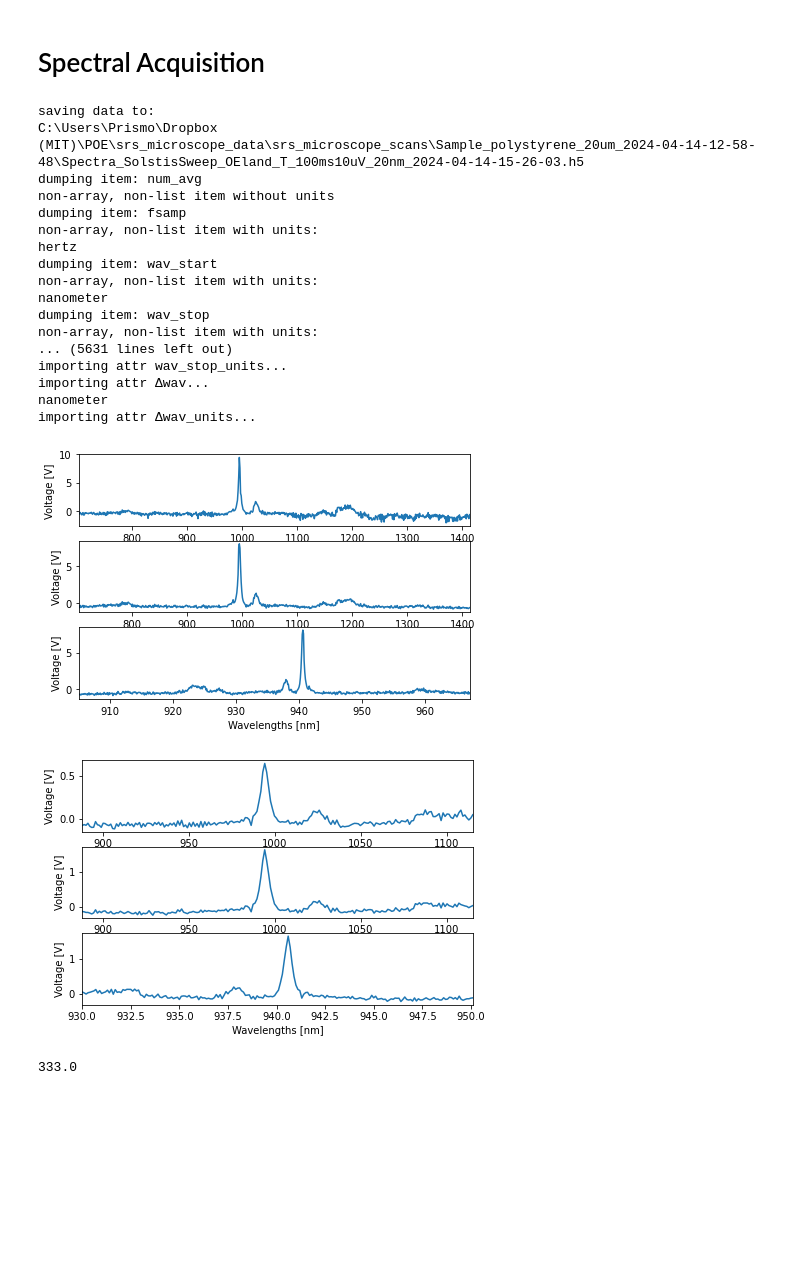
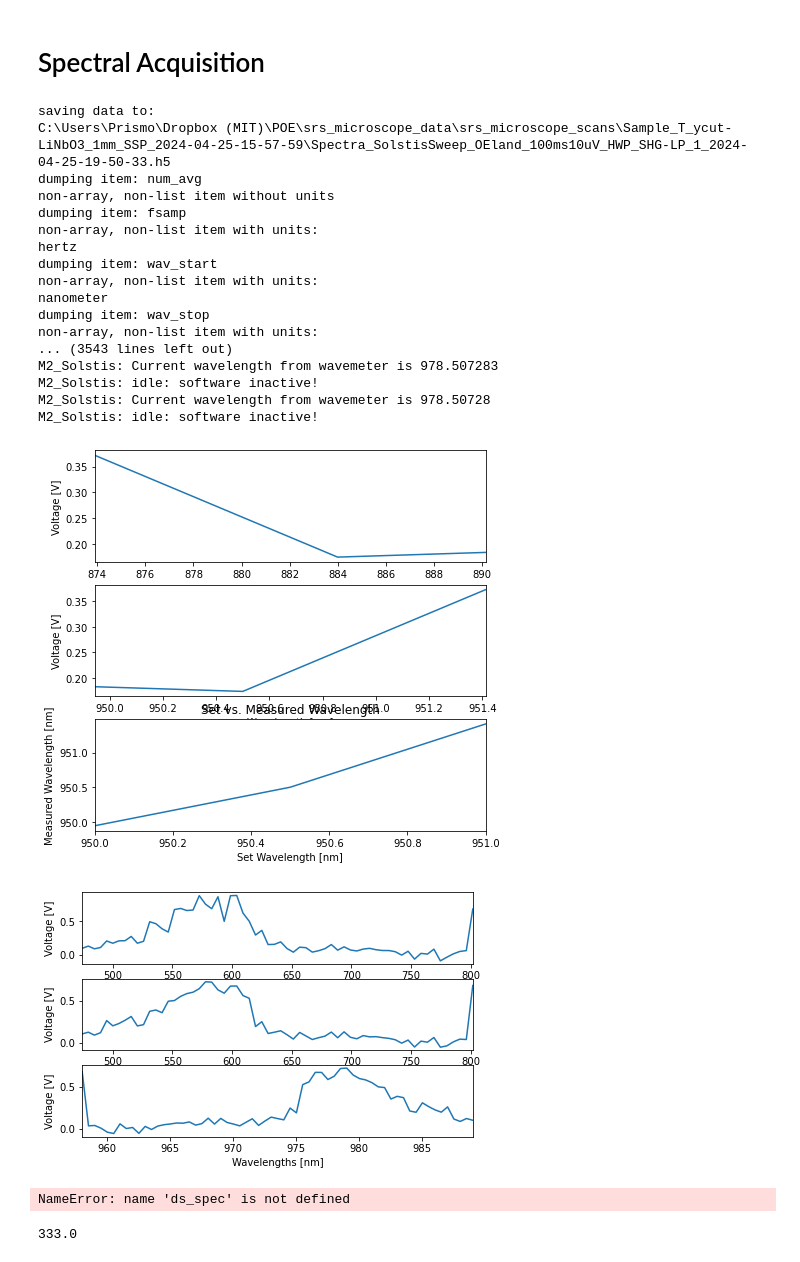
Before and after one commit to eauyehara/experiment_control, a Jupyter notebook: notebooks/srs_microscope.ipynb, the cells around one changed output. Drawn from its saved outputs; the diff is of its cells as text; code cells hidden in the pictures; blank space fills up the shorter version.

```diff
--- a/notebooks/srs_microscope.ipynb
+++ b/notebooks/srs_microscope.ipynb
@@ -10,20 +9,21 @@ center_spot()
 # %% [markdown]
 # Spectral Acquisition
 # %%
-sample_dir = "polystyrene_20um"
-name = "SolstisSweep_OEland_T_100ms10uV_20nm"
+sample_dir = "T_ycut-LiNbO3_1mm_SSP"
+name = "SolstisSweep_OEland_100ms10uV_HWP_SHG-LP"
+
 t_lia = 100*u.ms
 fsamp = (1/(4*t_lia)).to(u.Hz)
-wav_start = 930*u.nm
-wav_stop = 950*u.nm
-Δwav = 0.1*u.nm
+wav_start = 950*u.nm
+wav_stop = 989*u.nm
+Δwav = 0.5*u.nm
 num_avg = 5
-fixed_wav = 1037.62*u.nm
+fixed_wav = 1037.69*u.nm
 wav_settle_time = 0*u.s
 ds_spec = acquire_spectrum(num_avg, fsamp, wav_start, wav_stop, Δwav, fixed_wav, wav_settle_time=wav_settle_time, sample_dir=sample_dir, name=name)
 # %% [output]
 saving data to:
-C:\Users\Prismo\Dropbox (MIT)\POE\srs_microscope_data\srs_microscope_scans\Sample_polystyrene_20um_2024-04-14-12-58-48\Spectra_SolstisSweep_OEland_T_100ms10uV_20nm_2024-04-14-15-26-03.h5
+C:\Users\Prismo\Dropbox (MIT)\POE\srs_microscope_data\srs_microscope_scans\Sample_T_ycut-LiNbO3_1mm_SSP_2024-04-25-15-57-59\Spectra_SolstisSweep_OEland_100ms10uV_HWP_SHG-LP_1_2024-04-25-19-50-33.h5
 dumping item: num_avg
 non-array, non-list item without units
 dumping item: fsamp
@@ -34,19 +34,23 @@ non-array, non-list item with units:
 nanometer
 dumping item: wav_stop
 non-array, non-list item with units:
-... (5631 lines left out)
-importing attr wav_stop_units...
-importing attr Δwav...
-nanometer
-importing attr Δwav_units...
+... (3543 lines left out)
+M2_Solstis: Current wavelength from wavemeter is 978.507283
+M2_Solstis: idle: software inactive!
+M2_Solstis: Current wavelength from wavemeter is 978.50728
+M2_Solstis: idle: software inactive!
 # %%
-fig=plot_spectra(ds_spec)
+fig=plot_spectra(ds_spec, figsize=(7,7))
 # %% [output]
-[figure, old version]
+[figure, new version]
 # %%
 fig=plot_spectra(ds_spec)
 # %% [output]
-[figure, old version]
+[figure, new version]
+# %%
+fig=plot_spectra(ds_spec)
+# %% [output]
+NameError: name 'ds_spec' is not defined
 # %%
 cam.close()
 # %%
```
Also changed, not shown: parts of 16 cells of this notebook, 1 other file.
